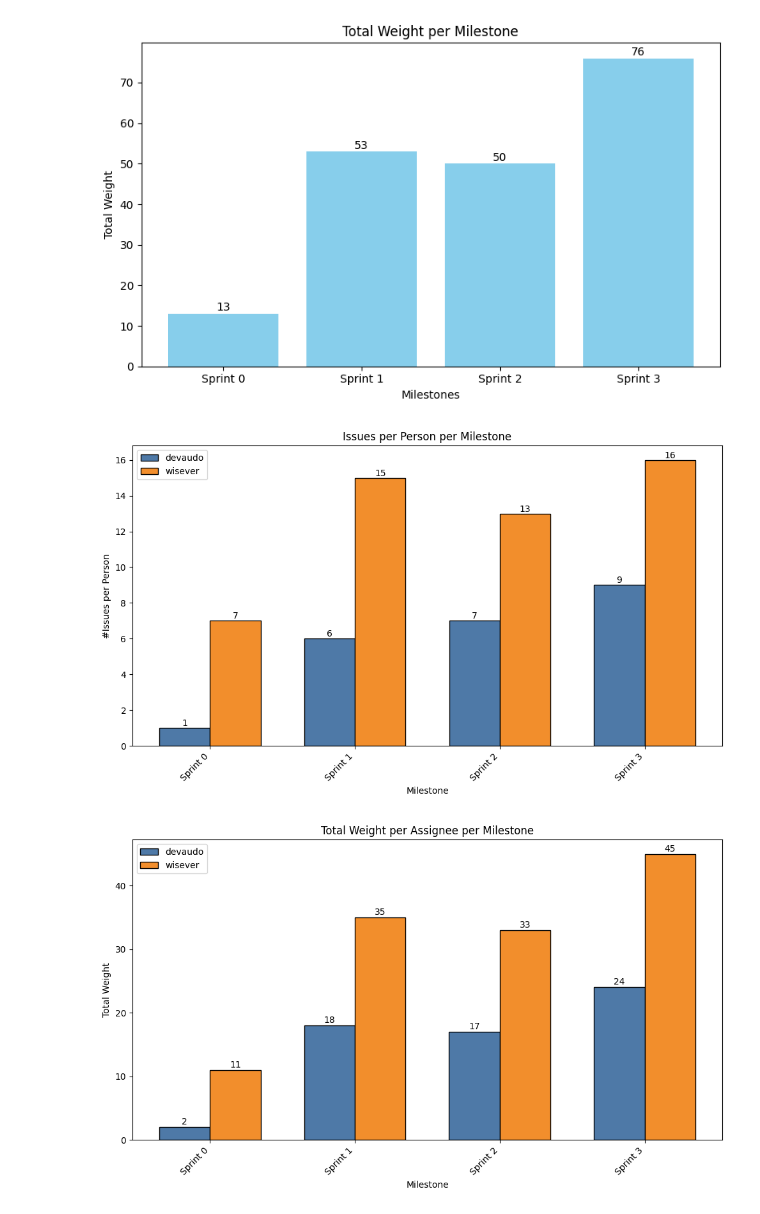
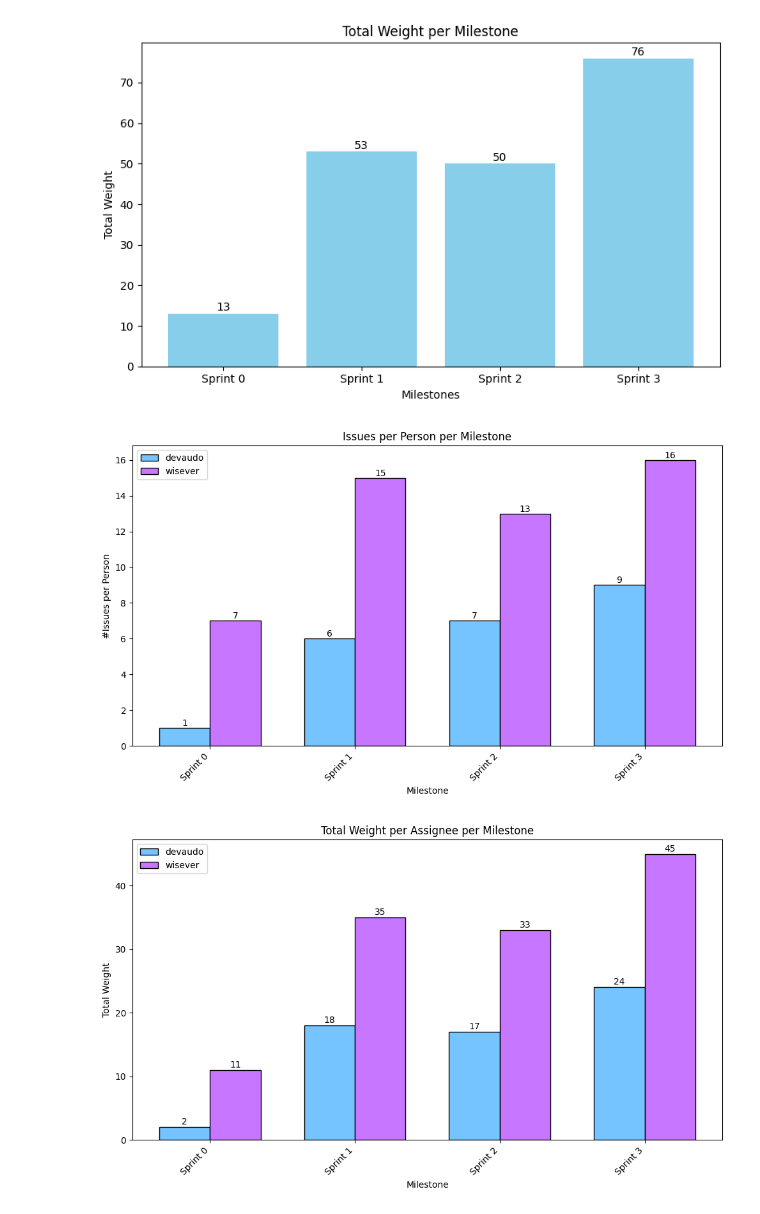
Before and after one commit to VW03/SAP-Internship-Flexso, a Jupyter notebook: gitlabGraphs/graphs.ipynb, the cells around one changed output. Saved outputs shown, nothing was run; the diff lists cells and outputs as text; code cells hidden in the pictures.

Commit message:
graph colors

```diff
--- a/gitlabGraphs/graphs.ipynb
+++ b/gitlabGraphs/graphs.ipynb
@@ -94,35 +94,35 @@ plt.show()
 # %%
 cleaned3 = flexso_csv[['Assignee Username', 'Milestone']]
 df3 = pd.DataFrame(cleaned3)
 assignee_counts = df3.groupby(['Milestone', 'Assignee Username']).size().unstack(fill_value=0)
 
 # print(assignee_counts)
 total_counts = assignee_counts.sum(axis=0)
 plt.figure(figsize=(10, 6))
 bar_width = 0.35
 milestones = assignee_counts.index
 x = np.arange(len(milestones))
 
-bars1 = plt.bar(x - bar_width/2, assignee_counts['devaudo'], bar_width, label='devaudo', color='#4e79a7', edgecolor='black')
-bars2 = plt.bar(x + bar_width/2, assignee_counts['wisever'], bar_width, label='wisever', color='#f28e2c', edgecolor='black')
+bars1 = plt.bar(x - bar_width/2, assignee_counts['devaudo'], bar_width, label='devaudo', color='#76c4ff', edgecolor='black')
+bars2 = plt.bar(x + bar_width/2, assignee_counts['wisever'], bar_width, label='wisever', color='#c776ff', edgecolor='black')
 
 for bar in bars1:
     height = bar.get_height()
     plt.text(bar.get_x() + bar.get_width()/2, height, f'{int(height)}', ha='center', va='bottom', fontsize=10)
 for bar in bars2:
     height = bar.get_height()
     plt.text(bar.get_x() + bar.get_width()/2, height, f'{int(height)}', ha='center', va='bottom', fontsize=10)
 
 plt.xlabel('Milestone')
 plt.ylabel('#Issues per Person')
 plt.title('Issues per Person per Milestone')
 plt.xticks(x, milestones, rotation=45, ha='right')
 plt.legend()
 plt.tight_layout()
 
 plt.show()
 # %% [output]
-[figure, old version]
+[figure, new version]
 # %%
 weight_counts = df.groupby(['Milestone', 'Assignee Username'])['Weight'].sum().unstack(fill_value=0)
 
@@ -133,13 +133,13 @@ milestones = weight_counts.index
 x = np.arange(len(milestones))
 
 if 'devaudo' in weight_counts.columns:
-    bars1 = plt.bar(x - bar_width/2, weight_counts['devaudo'], bar_width, label='devaudo', color='#4e79a7', edgecolor='black')
+    bars1 = plt.bar(x - bar_width/2, weight_counts['devaudo'], bar_width, label='devaudo', color='#76c4ff', edgecolor='black')
     for bar in bars1:
         height = bar.get_height()
         if height > 0:
             plt.text(bar.get_x() + bar.get_width()/2, height + 0.1, f'{int(height)}', ha='center', va='bottom', fontsize=10)
 if 'wisever' in weight_counts.columns:
-    bars2 = plt.bar(x + bar_width/2, weight_counts['wisever'], bar_width, label='wisever', color='#f28e2c', edgecolor='black')
+    bars2 = plt.bar(x + bar_width/2, weight_counts['wisever'], bar_width, label='wisever', color='#c776ff', edgecolor='black')
     for bar in bars2:
         height = bar.get_height()
         if height > 0:
@@ -154,4 +154,4 @@ plt.tight_layout()
 
 plt.show()
 # %% [output]
-[figure, old version]
+[figure, new version]
```
